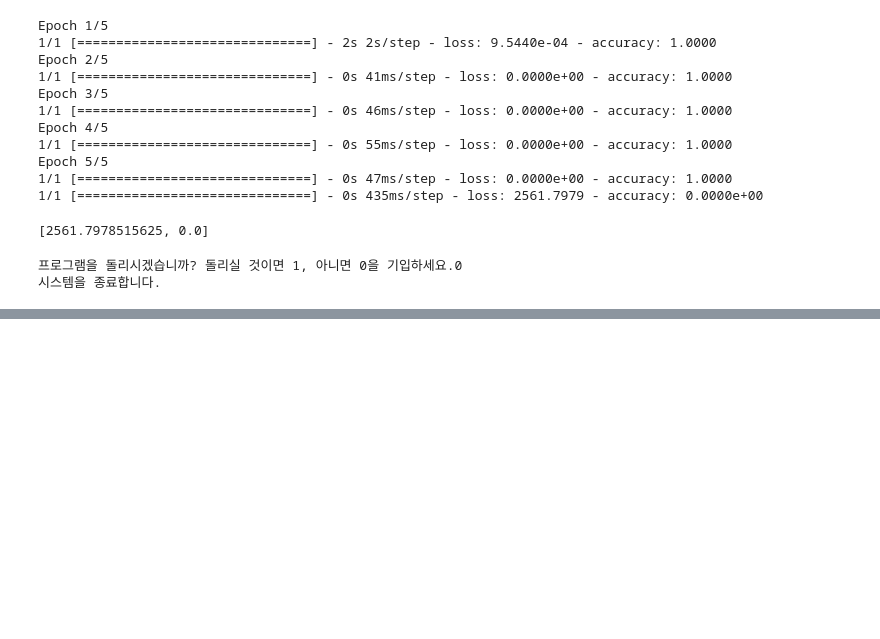
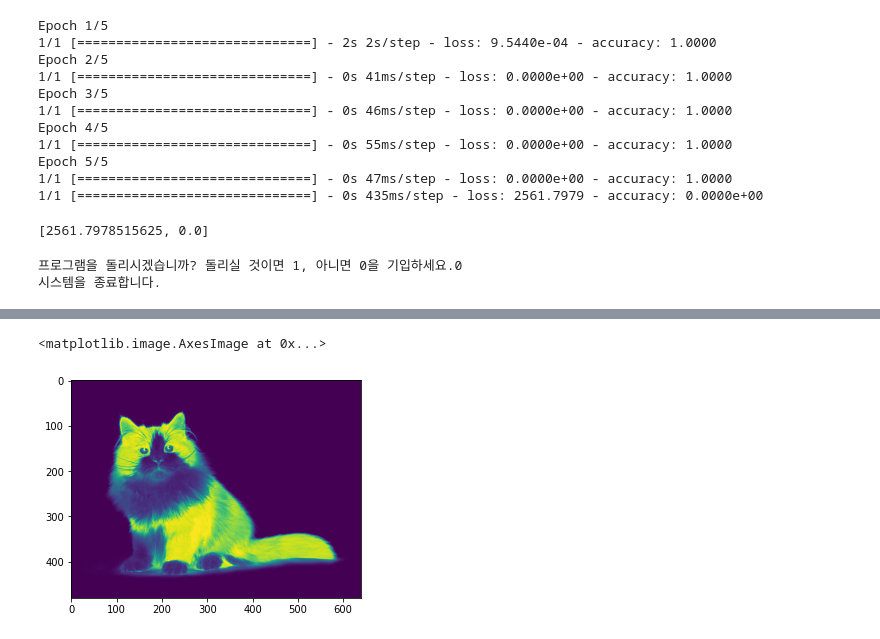
Before and after one commit to eaglehkim/python, a Jupyter notebook: prac5.ipynb, the cells around one changed output, grey strips where cells are left out. Drawn from its saved outputs; the diff is of its cells as text; code cells hidden in the pictures; blank space fills up the shorter version.

```diff
--- a/prac5.ipynb
+++ b/prac5.ipynb
@@ -2340,0 +2437,15 @@ while run:
+# %%
+image_R=image_color[:,:,0]
+image_R=255-image_R
+plt.imshow(image_R)
+
+image_G=image_color[:,:,1]
+image_G=255-image_G
+plt.imshow(image_G)
+
+image_B=image_color[:,:,2]
+image_B=255-image_B
+plt.imshow(image_B)
+# %% [output]
+<matplotlib.image.AxesImage at 0x...>
+[figure, added]
```
Also changed, not shown: parts of 46 cells of this notebook.
